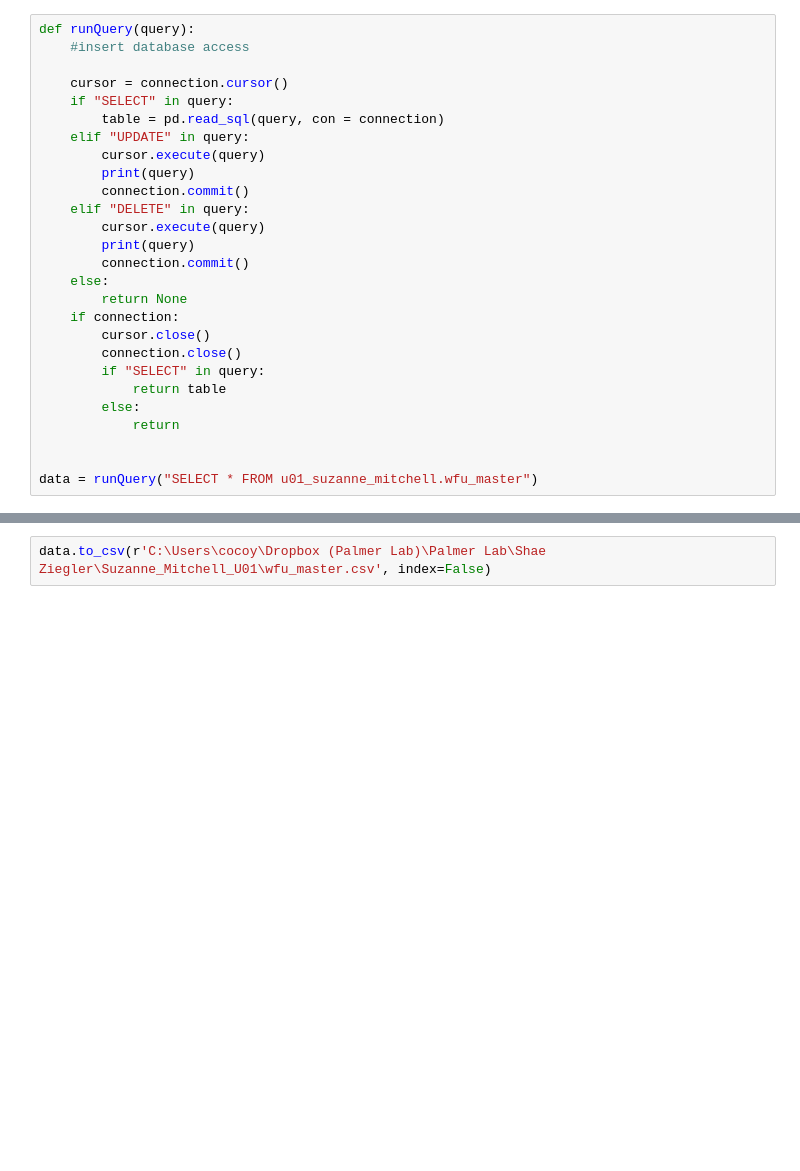
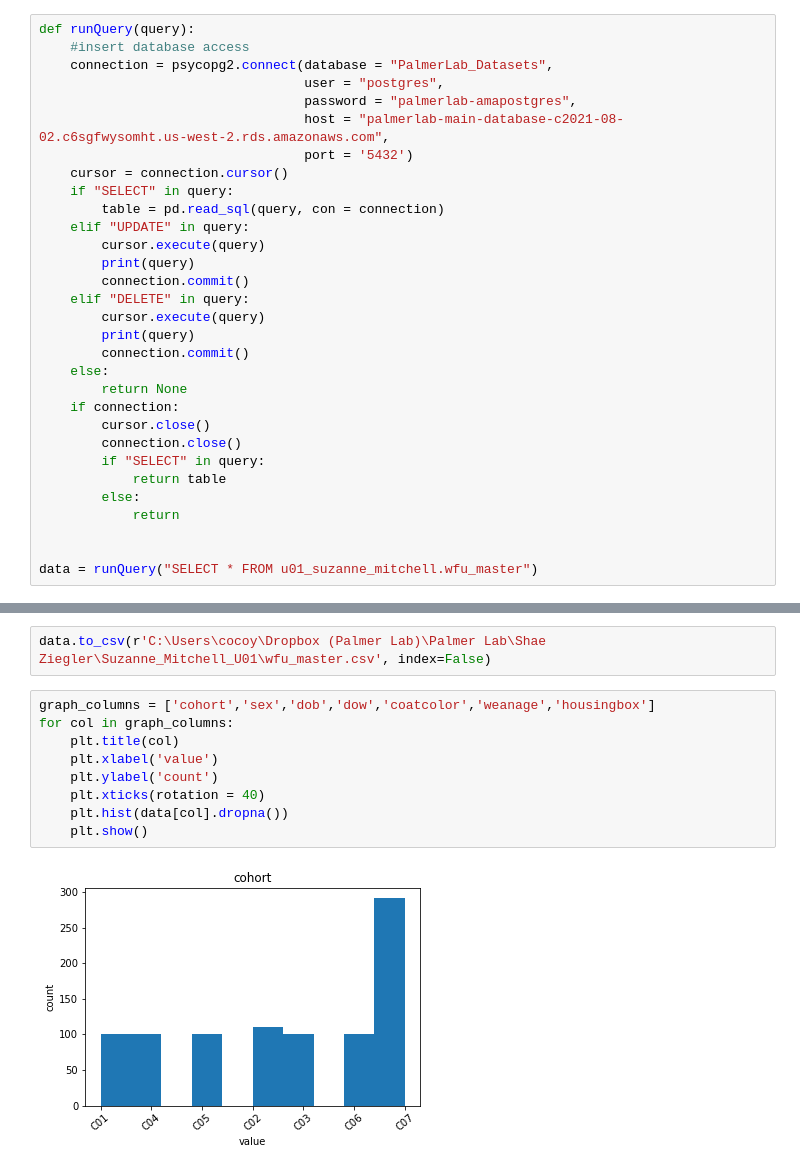
Before and after one commit to Shaezzer/PalmerLab, a Jupyter notebook: QC_WFU_Master.ipynb, the cells around one changed output, grey strips where cells are left out. Drawn from its saved outputs; the diff is of its cells as text; blank space fills up the shorter version.

Commit message:
add histograms

```diff
--- a/QC_WFU_Master.ipynb
+++ b/QC_WFU_Master.ipynb
@@ -10,7 +12,11 @@ import sqlalchemy
 # %%
 def runQuery(query):
     #insert database access
-
+    connection = psycopg2.connect(database = "PalmerLab_Datasets",
+                                  user = "postgres",
+                                  password = "palmerlab-amapostgres",
+                                  host = "palmerlab-main-database-c2021-08-02.c6sgfwysomht.us-west-2.rds.amazonaws.com",
+                                  port = '5432')
     cursor = connection.cursor()
     if "SELECT" in query:
         table = pd.read_sql(query, con = connection)
@@ -231,2 +246,13 @@ data
 # %%
 data.to_csv(r'C:\Users\cocoy\Dropbox (Palmer Lab)\Palmer Lab\Shae Ziegler\Suzanne_Mitchell_U01\wfu_master.csv', index=False)
+# %%
+graph_columns = ['cohort','sex','dob','dow','coatcolor','weanage','housingbox']
+for col in graph_columns:
+    plt.title(col)
+    plt.xlabel('value')
+    plt.ylabel('count')
+    plt.xticks(rotation = 40)
+    plt.hist(data[col].dropna())
+    plt.show()
+# %% [output]
+[figure, added]
```
Also changed, not shown: parts of 3 cells of this notebook.
